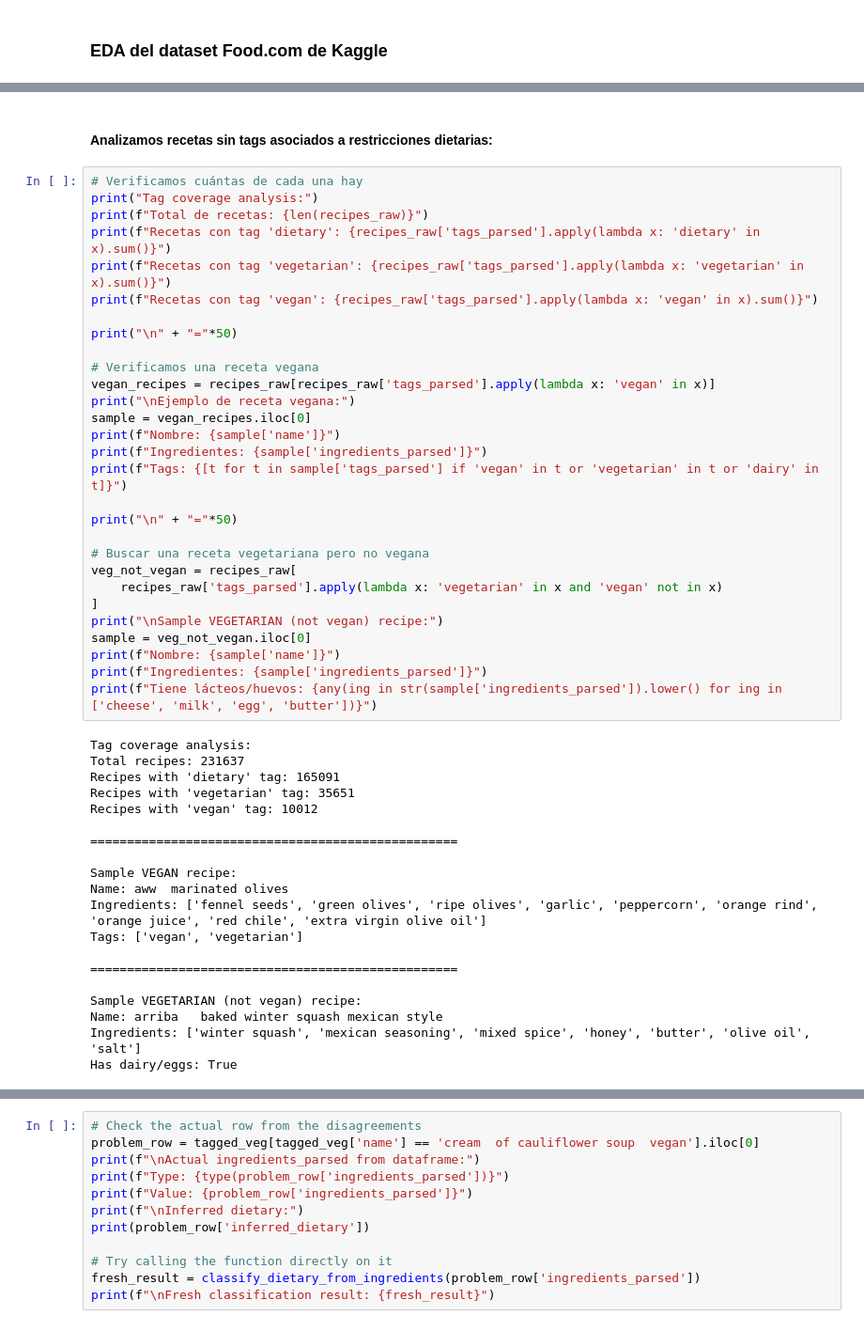
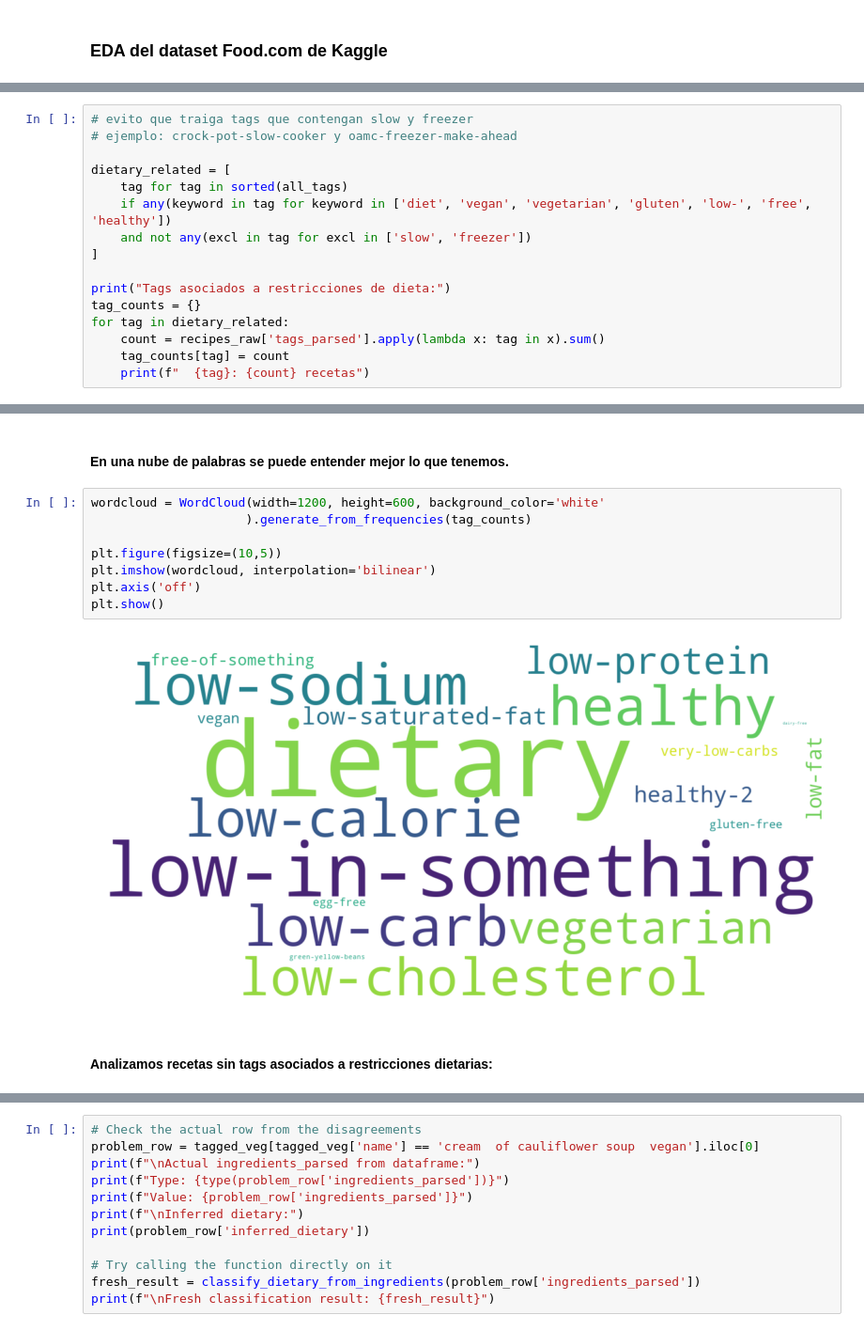
Before and after one commit to martinbrocca/CEIA-VIT, a Jupyter notebook: notebooks/01_data_exploration.ipynb, the cells around one changed output, grey strips where cells are left out. Shown: that part at 94% size. Saved outputs shown, nothing was run; the diff lists cells and outputs as text.

```diff
--- a/notebooks/01_data_exploration.ipynb
+++ b/notebooks/01_data_exploration.ipynb
@@ -145,0 +242,16 @@ Total de tags únicos en la muestra: 372
+# %%
+# evito que traiga tags que contengan slow y freezer
+# ejemplo: crock-pot-slow-cooker y oamc-freezer-make-ahead
+
+dietary_related = [
+    tag for tag in sorted(all_tags)
+    if any(keyword in tag for keyword in ['diet', 'vegan', 'vegetarian', 'gluten', 'low-', 'free', 'healthy'])
+    and not any(excl in tag for excl in ['slow', 'freezer'])
+]
+
+print("Tags asociados a restricciones de dieta:")
+tag_counts = {}
+for tag in dietary_related:
+    count = recipes_raw['tags_parsed'].apply(lambda x: tag in x).sum()
+    tag_counts[tag] = count
+    print(f"  {tag}: {count} recetas")
@@ -146,51 +279,14 @@ Total de tags únicos en la muestra: 372
+# %% [markdown]
+#### En una nube de palabras se puede entender mejor lo que tenemos.
+# %%
+wordcloud = WordCloud(width=1200, height=600, background_color='white'
+                     ).generate_from_frequencies(tag_counts)
+
+plt.figure(figsize=(10,5))
+plt.imshow(wordcloud, interpolation='bilinear')
+plt.axis('off')
+plt.show()
+# %% [output]
+[figure, added]
 # %% [markdown]
 #### Analizamos recetas sin tags asociados a restricciones dietarias:
-# %%
-# Verificamos cuántas de cada una hay
-print("Tag coverage analysis:")
-print(f"Total de recetas: {len(recipes_raw)}")
-print(f"Recetas con tag 'dietary': {recipes_raw['tags_parsed'].apply(lambda x: 'dietary' in x).sum()}")
-print(f"Recetas con tag 'vegetarian': {recipes_raw['tags_parsed'].apply(lambda x: 'vegetarian' in x).sum()}")
-print(f"Recetas con tag 'vegan': {recipes_raw['tags_parsed'].apply(lambda x: 'vegan' in x).sum()}")
-
-print("\n" + "="*50)
-
-# Verificamos una receta vegana
-vegan_recipes = recipes_raw[recipes_raw['tags_parsed'].apply(lambda x: 'vegan' in x)]
-print("\nEjemplo de receta vegana:")
-sample = vegan_recipes.iloc[0]
-print(f"Nombre: {sample['name']}")
-print(f"Ingredientes: {sample['ingredients_parsed']}")
-print(f"Tags: {[t for t in sample['tags_parsed'] if 'vegan' in t or 'vegetarian' in t or 'dairy' in t]}")
-
-print("\n" + "="*50)
-
-# Buscar una receta vegetariana pero no vegana
-veg_not_vegan = recipes_raw[
-    recipes_raw['tags_parsed'].apply(lambda x: 'vegetarian' in x and 'vegan' not in x)
-]
-print("\nSample VEGETARIAN (not vegan) recipe:")
-sample = veg_not_vegan.iloc[0]
-print(f"Nombre: {sample['name']}")
-print(f"Ingredientes: {sample['ingredients_parsed']}")
-print(f"Tiene lácteos/huevos: {any(ing in str(sample['ingredients_parsed']).lower() for ing in ['cheese', 'milk', 'egg', 'butter'])}")
-# %% [output]
-Tag coverage analysis:
-Total recipes: 231637
-Recipes with 'dietary' tag: 165091
-Recipes with 'vegetarian' tag: 35651
-Recipes with 'vegan' tag: 10012
-
-==================================================
-
-Sample VEGAN recipe:
-Name: aww  marinated olives
-Ingredients: ['fennel seeds', 'green olives', 'ripe olives', 'garlic', 'peppercorn', 'orange rind', 'orange juice', 'red chile', 'extra virgin olive oil']
-Tags: ['vegan', 'vegetarian']
-
-==================================================
-
-Sample VEGETARIAN (not vegan) recipe:
-Name: arriba   baked winter squash mexican style
-Ingredients: ['winter squash', 'mexican seasoning', 'mixed spice', 'honey', 'butter', 'olive oil', 'salt']
-Has dairy/eggs: True
```
Also changed, not shown: parts of 59 cells of this notebook.
